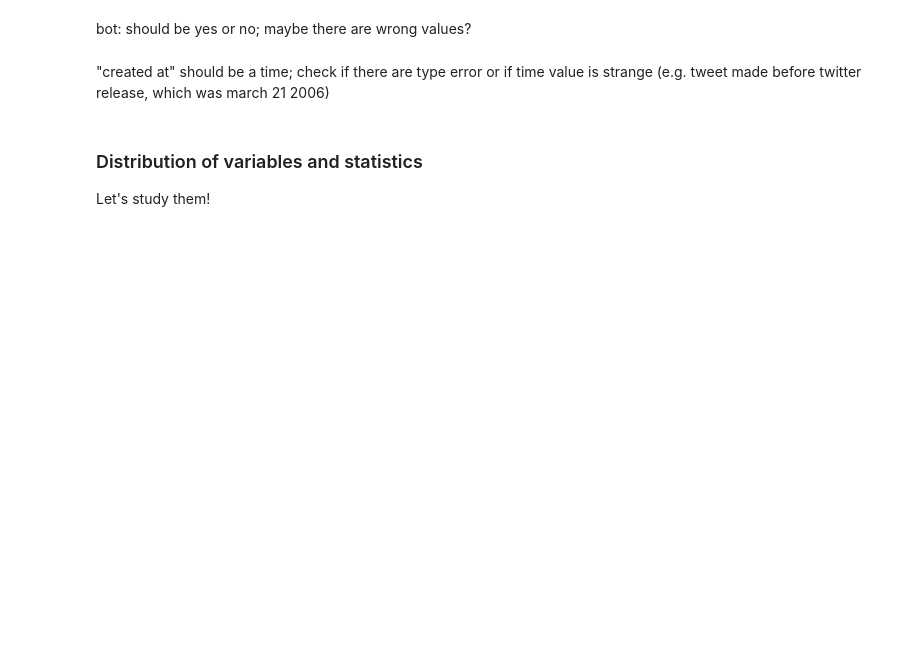
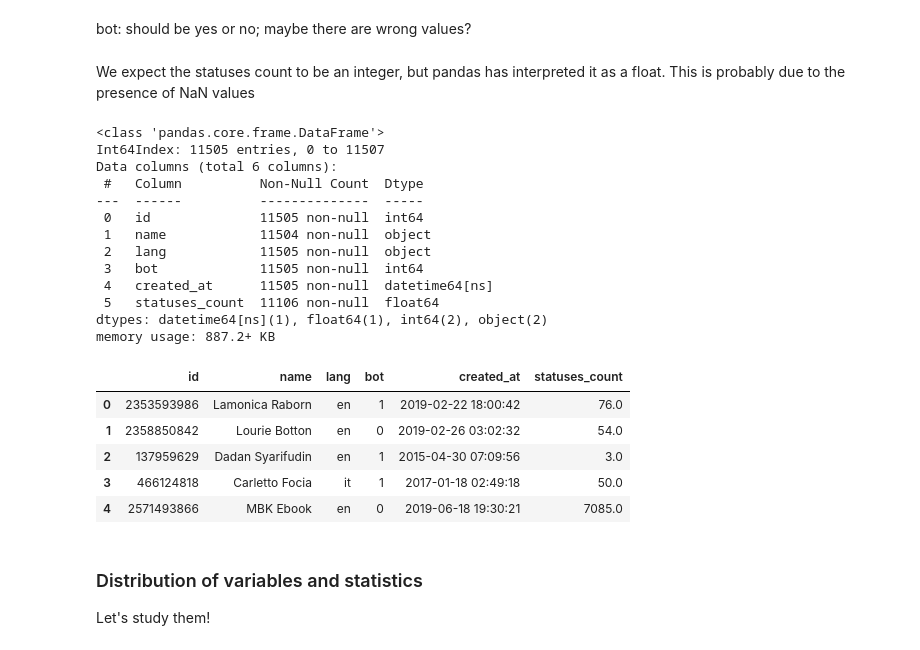
Before and after one commit to The-seven-dwarfs/DataMining-Group7, a Jupyter notebook: 1-Data_Understanding_and_Preparation.ipynb, the cells around one changed output. Drawn from its saved outputs; the diff is of its cells as text; code cells hidden in the pictures; blank space fills up the shorter version.

```diff
--- a/1-Data_Understanding_and_Preparation.ipynb
+++ b/1-Data_Understanding_and_Preparation.ipynb
@@ -171,4 +188,2 @@ utils.repair_lang_attribute(users_df)
 # %% [markdown]
 bot: should be yes or no; maybe there are wrong values?
-# %% [markdown]
-"created at" should be a time; check if there are type error or if time value is strange (e.g. tweet made before twitter release, which was march 21 2006)
@@ -180,3 +190,36 @@ bot: should be yes or no; maybe there are wrong values?
+# %% [markdown]
+We expect the statuses count to be an integer, but pandas has interpreted it as a float. This is probably due to the presence of NaN values
+# %%
+for index in users_df[users_df["statuses_count"].notnull()].index:
+	old_statuses_count = users_df.loc[index, "statuses_count"]
+	users_df.loc[index, "statuses_count"] = int(old_statuses_count)
+
+users_df.info()
+users_df.head()
+#tmp = users_df.dropna(subset=["statuses_count"])
+#tmp.info()
+
+# users_df["statuses_count"].astype(int, copy=True, errors="ignore")
+# %% [output]
+<class 'pandas.core.frame.DataFrame'>
+Int64Index: 11505 entries, 0 to 11507
+Data columns (total 6 columns):
+ #   Column          Non-Null Count  Dtype
+---  ------          --------------  -----
+ 0   id              11505 non-null  int64
+ 1   name            11504 non-null  object
+ 2   lang            11505 non-null  object
+ 3   bot             11505 non-null  int64
+ 4   created_at      11505 non-null  datetime64[ns]
+ 5   statuses_count  11106 non-null  float64
+dtypes: datetime64[ns](1), float64(1), int64(2), object(2)
+memory usage: 887.2+ KB
+|  | id | name | lang | bot | created_at | statuses_count |
+| 0 | 2353593986 | Lamonica Raborn | en | 1 | 2019-02-22 18:00:42 | 76.0 |
+| 1 | 2358850842 | Lourie Botton | en | 0 | 2019-02-26 03:02:32 | 54.0 |
+| 2 | 137959629 | Dadan Syarifudin | en | 1 | 2015-04-30 07:09:56 | 3.0 |
+| 3 | 466124818 | Carletto Focia | it | 1 | 2017-01-18 02:49:18 | 50.0 |
+| 4 | 2571493866 | MBK Ebook | en | 0 | 2019-06-18 19:30:21 | 7085.0 |
 # %%
 #tweets_df = pd.read_csv("dataset/tweets.csv", usecols=["id", "user_id"]) # read only this two colums (saving space)
 tweets_df = pd.read_csv("dataset/tweets.csv")
```
Also changed, not shown: parts of 18 cells of this notebook.
